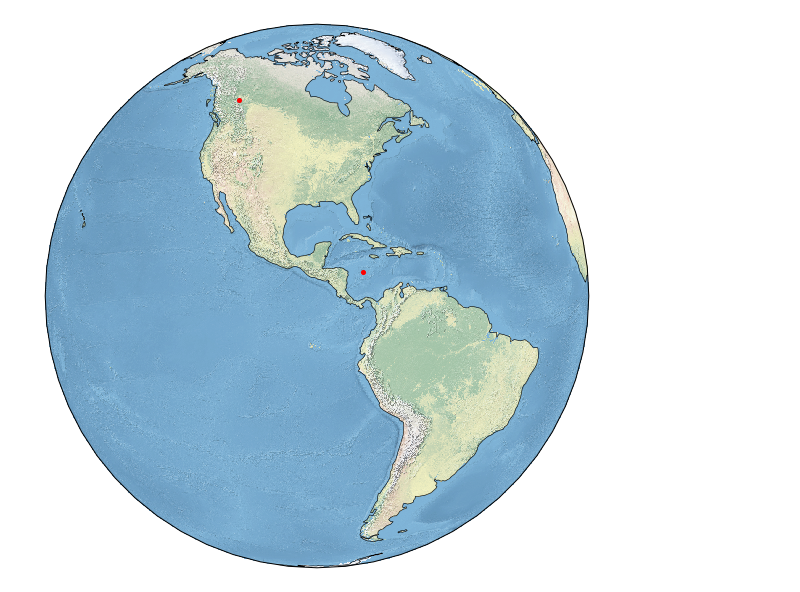
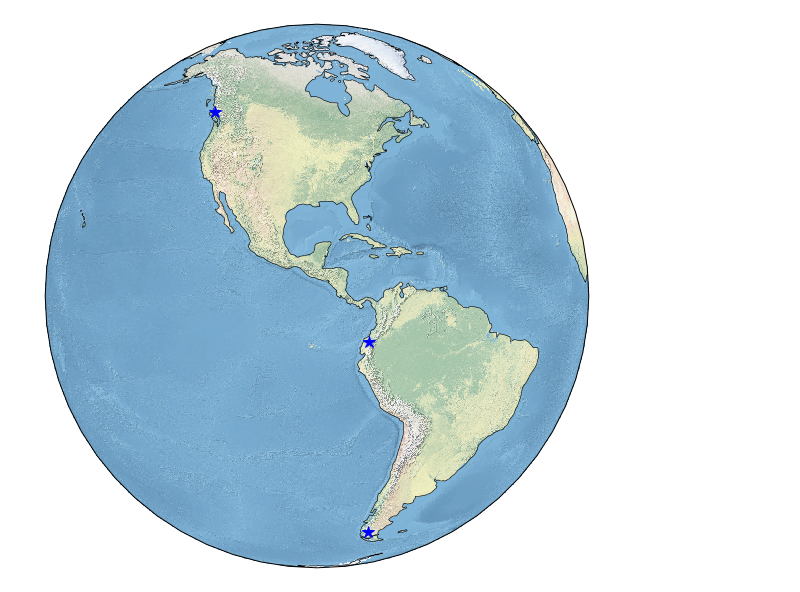
Before and after one commit to matt-long/quick-plots, a Jupyter notebook: american-cordillera.ipynb, the cells around one changed output. Drawn from its saved outputs; the diff is of its cells as text; code cells hidden in the pictures.

Commit message:
plot updated

```diff
--- a/american-cordillera.ipynb
+++ b/american-cordillera.ipynb
@@ -9,30 +9,31 @@ os.environ['CARTOPY_USER_BACKGROUNDS'] = './data'
 # %%
 fig = plt.figure(figsize=(10, 10))
 
 ax = plt.axes(projection=ccrs.Orthographic(
                         central_longitude=-90,
                         central_latitude=10,
                         )
              )
 
 
 ax.set_global()
 ax.coastlines(resolution='110m', linewidth=0.6)
 ax.background_img('natural-earth-1', resolution='small')
 
 
 # define list of lon, lat points
 points = [
-    (-120, 55),
-    (-80, 15),
+    (-126.72, 50.95),
+    (-78.89, 0.165),
+    (-72.56, -51.06),
 ]
 for x, y in points:
-    ax.plot(x, y, '.',
-            color='r',
-            markersize=8,
+    ax.plot(x, y, '*',
+            color='b',
+            markersize=12,
             transform=ccrs.PlateCarree(),
            )
 
 plt.savefig('american-cordillera-sites.pdf', dpi=300, bbox_inches='tight')
 # %% [output]
-[figure, old version]
+[figure, new version]
```
Also changed, not shown: 1 other file.
